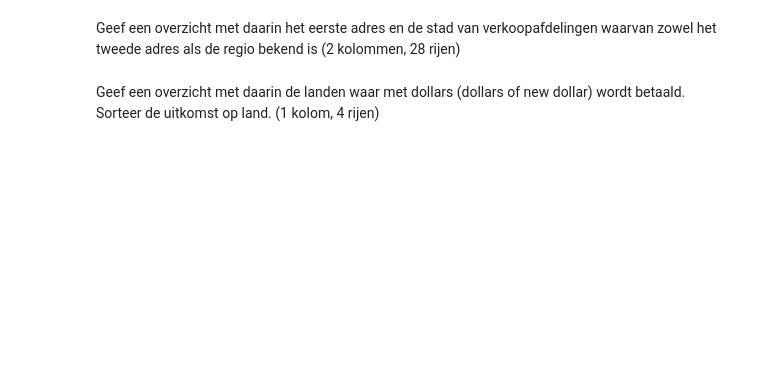
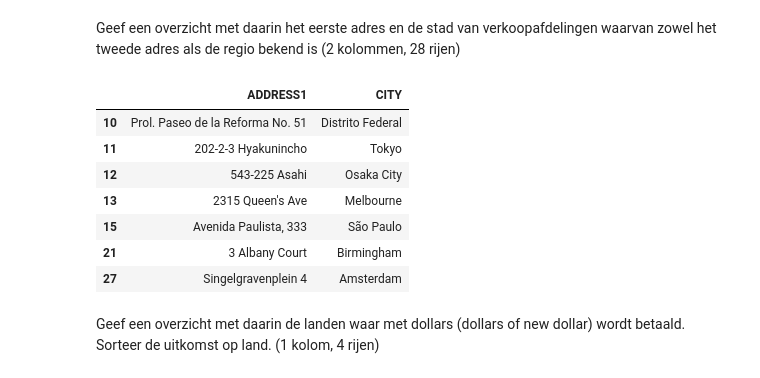
Before and after one commit to Peter-The-Great/DEDS_Portfolio_Week2, a Jupyter notebook: Practicum_2.3_Opdrachten.ipynb, the cells around one changed output. Cells and saved outputs as stored; diff of their text form; code cells hidden in the pictures; blank space fills up the shorter version.

```diff
--- a/Practicum_2.3_Opdrachten.ipynb
+++ b/Practicum_2.3_Opdrachten.ipynb
@@ -160,4 +185,22 @@ resultaat
 # %% [markdown]
 Geef een overzicht met daarin het eerste adres en de stad van verkoopafdelingen waarvan zowel het tweede adres als de regio bekend is (2 kolommen, 28 rijen)
+# %%
+# Filter the sales branches where both the second address and region are known
+filtered_sales_branches = sales_branch[(sales_branch['ADDRESS2'].notnull()) & (sales_branch['REGION'].notnull())]
+
+# Select only the columns for the first address and city
+resultaat = filtered_sales_branches[['ADDRESS1', 'CITY']]
+
+# Show the resulting dataframe
+resultaat
+# %% [output]
+|  | ADDRESS1 | CITY |
+| 10 | Prol. Paseo de la Reforma No. 51 | Distrito Federal |
+| 11 | 202-2-3 Hyakunincho | Tokyo |
+| 12 | 543-225 Asahi | Osaka City |
+| 13 | 2315 Queen's Ave | Melbourne |
+| 15 | Avenida Paulista, 333 | São Paulo |
+| 21 | 3 Albany Court | Birmingham |
+| 27 | Singelgravenplein 4 | Amsterdam |
 # %% [markdown]
 Geef een overzicht met daarin de landen waar met dollars (dollars of new dollar) wordt betaald. Sorteer de uitkomst op land. (1 kolom, 4 rijen)
```
Also changed, not shown: parts of 12 cells of this notebook, 2 other files.
